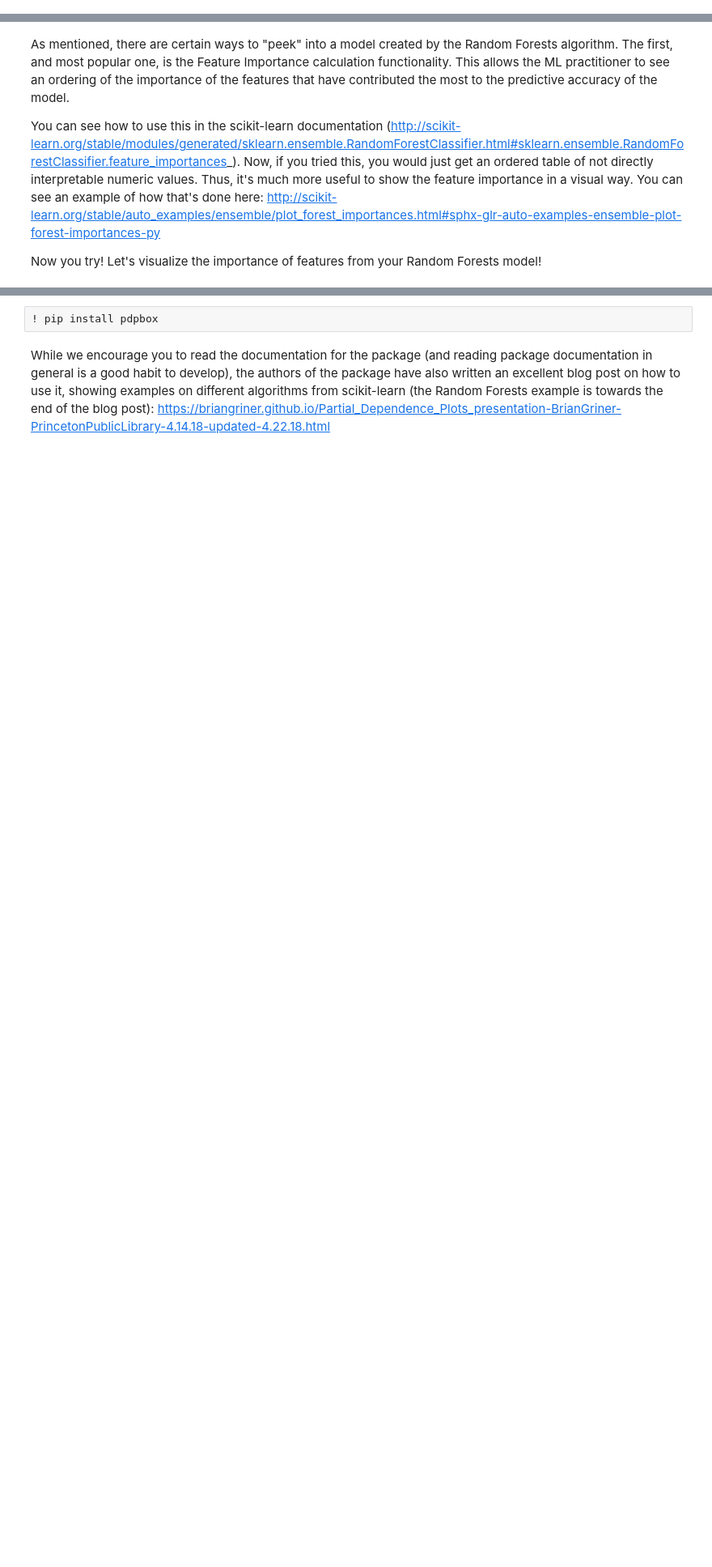
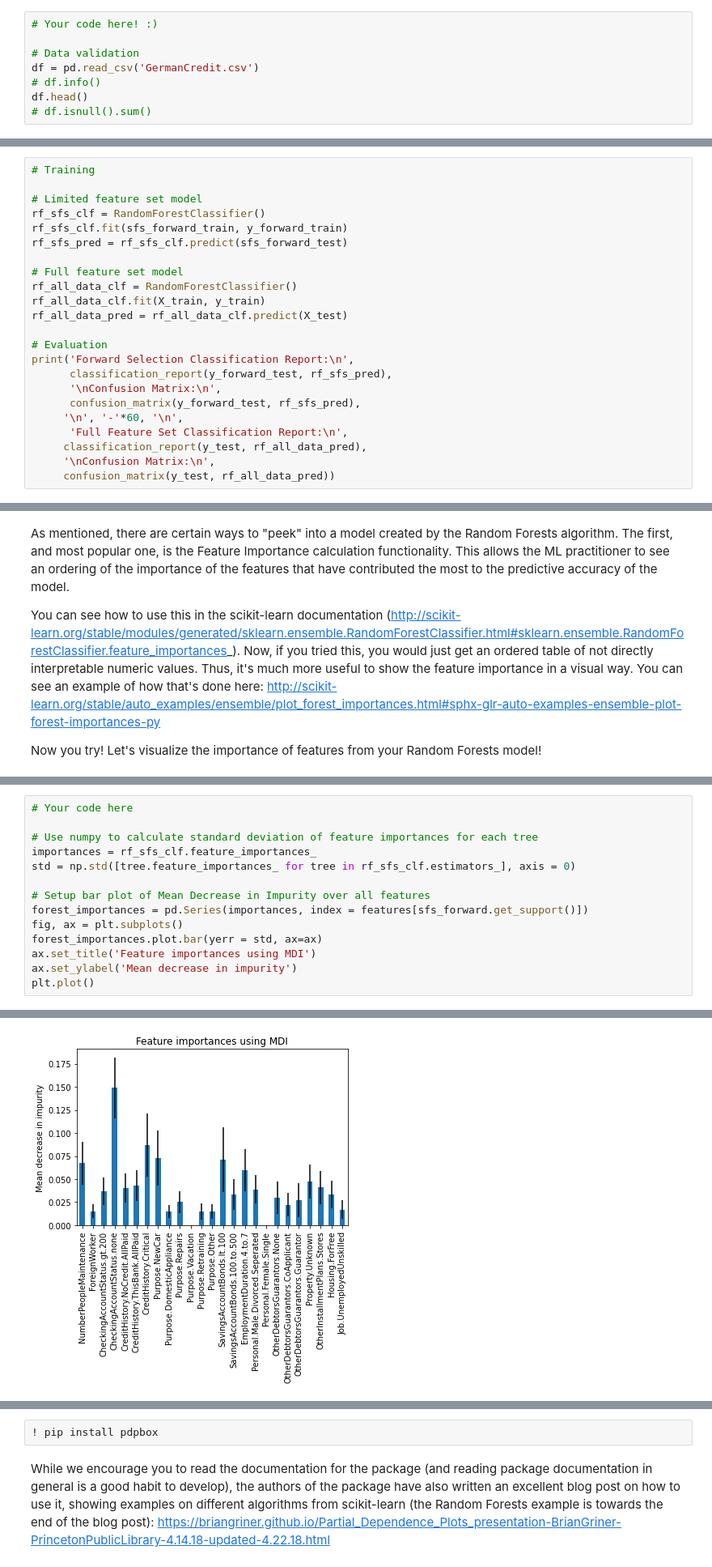
Before and after one commit to Madxam/mec-mini-projects, a Jupyter notebook: mec-13.5.1-tree-based-algorithms-mini-project/Mini_Project_Tree-Based_Algorithms.ipynb, the cells around one changed output, grey strips where cells are left out. Shown at 81% size. Saved outputs shown, nothing was run; the diff lists cells and outputs as text; blank space fills up the shorter version.

Commit message:
Pushing changes to mec-13.5.1-tree-based-algorithms-mini-project to submit assignment

```diff
--- a/mec-13.5.1-tree-based-algorithms-mini-project/Mini_Project_Tree-Based_Algorithms.ipynb
+++ b/mec-13.5.1-tree-based-algorithms-mini-project/Mini_Project_Tree-Based_Algorithms.ipynb
@@ -42,0 +48,8 @@ from sklearn.model_selection import GridSearchCV
+# %%
+# Your code here! :)
+
+# Data validation
+df = pd.read_csv('GermanCredit.csv')
+# df.info()
+df.head()
+# df.isnull().sum()
@@ -70,0 +287,23 @@ from sklearn.ensemble import RandomForestClassifier
+# %%
+# Training
+
+# Limited feature set model
+rf_sfs_clf = RandomForestClassifier()
+rf_sfs_clf.fit(sfs_forward_train, y_forward_train)
+rf_sfs_pred = rf_sfs_clf.predict(sfs_forward_test)
+
+# Full feature set model
+rf_all_data_clf = RandomForestClassifier()
+rf_all_data_clf.fit(X_train, y_train)
+rf_all_data_pred = rf_all_data_clf.predict(X_test)
+
+# Evaluation
+print('Forward Selection Classification Report:\n',
+      classification_report(y_forward_test, rf_sfs_pred),
+      '\nConfusion Matrix:\n',
+      confusion_matrix(y_forward_test, rf_sfs_pred),
+     '\n', '-'*60, '\n',
+      'Full Feature Set Classification Report:\n',
+     classification_report(y_test, rf_all_data_pred),
+     '\nConfusion Matrix:\n',
+     confusion_matrix(y_test, rf_all_data_pred))
@@ -78,0 +334,15 @@ Now you try! Let's visualize the importance of features from your Random Forests
+# %%
+# Your code here
+
+# Use numpy to calculate standard deviation of feature importances for each tree
+importances = rf_sfs_clf.feature_importances_
+std = np.std([tree.feature_importances_ for tree in rf_sfs_clf.estimators_], axis = 0)
+
+# Setup bar plot of Mean Decrease in Impurity over all features
+forest_importances = pd.Series(importances, index = features[sfs_forward.get_support()])
+fig, ax = plt.subplots()
+forest_importances.plot.bar(yerr = std, ax=ax)
+ax.set_title('Feature importances using MDI')
+ax.set_ylabel('Mean decrease in impurity')
+plt.plot()
+# %% [output]
@@ -79,3 +350,4 @@ Now you try! Let's visualize the importance of features from your Random Forests
+[figure, added]
 # %% [markdown]
 A final method for gaining some insight into the inner working of your Random Forests models is a so-called Partial Dependence Plot. The Partial Dependence Plot (PDP or PD plot) shows the marginal effect of a feature on the predicted outcome of a previously fit model. The prediction function is fixed at a few values of the chosen features and averaged over the other features. A partial dependence plot can show if the relationship between the target and a feature is linear, monotonic or more complex.
 
```
Also changed, not shown: parts of 28 cells of this notebook, 5 other files.
